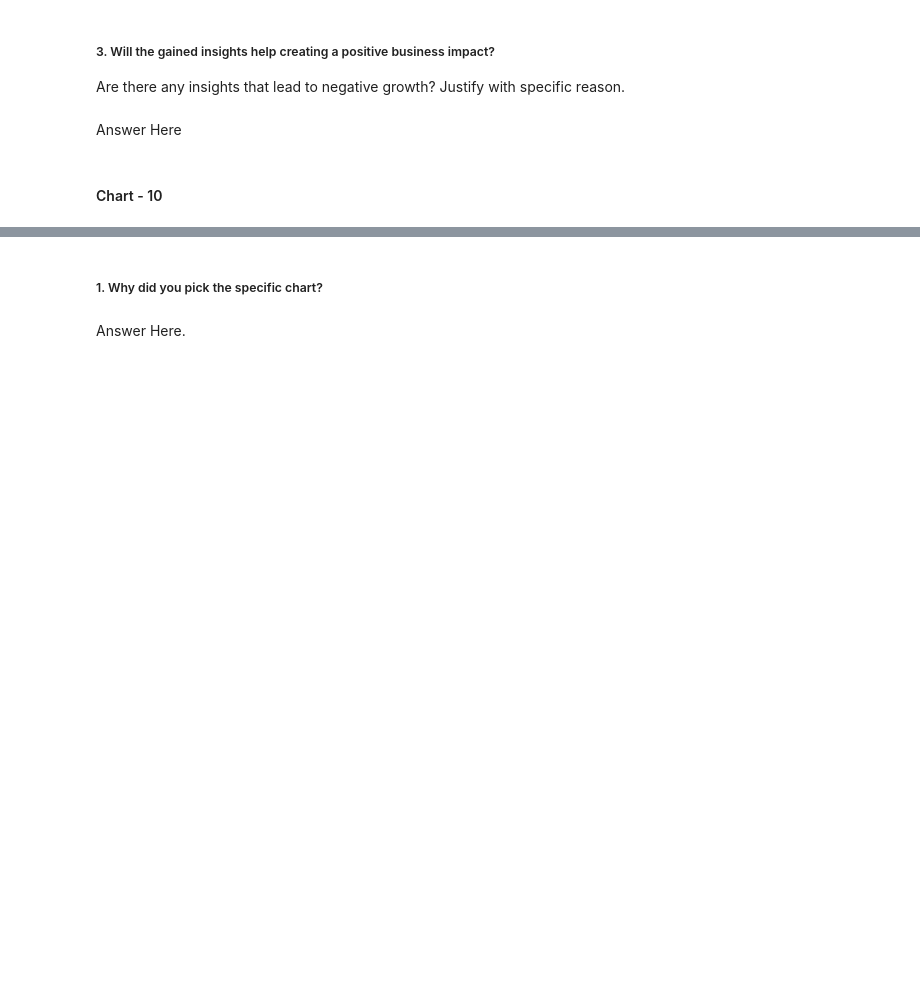
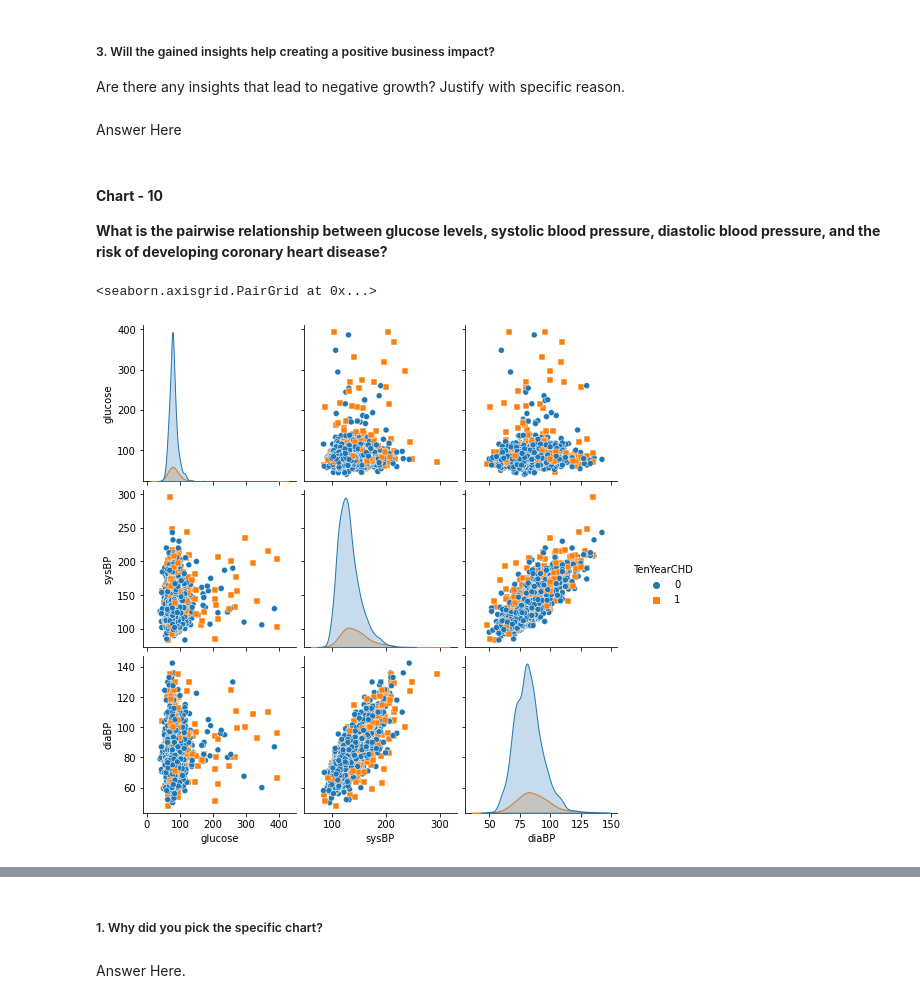
Before and after one commit to Shraddha6999/CARDIOVASCULAR-RISK-PREDICTION-, a Jupyter notebook: Cardiovascular_Risk_Prediction.ipynb, the cells around one changed output, grey strips where cells are left out. Saved outputs shown, nothing was run; the diff lists cells and outputs as text; code cells hidden in the pictures; blank space fills up the shorter version.

```diff
--- a/Cardiovascular_Risk_Prediction.ipynb
+++ b/Cardiovascular_Risk_Prediction.ipynb
@@ -679,5 +695,3 @@ Answer Here
 Are there any insights that lead to negative growth? Justify with specific reason.
 # %% [markdown]
 Answer Here
-# %% [markdown]
-#### Chart - 10
@@ -685,0 +698,13 @@ Answer Here
+# %% [markdown]
+#### **Chart - 10**
+**What is the pairwise relationship between glucose levels, systolic blood pressure, diastolic blood pressure, and the risk of developing coronary heart disease?**
+# %%
+# Chart - 10 visualization code
+# select the columns of interest
+cols = ['glucose', 'sysBP', 'diaBP', 'TenYearCHD']
+
+# create the scatter plot matrix
+sns.pairplot(df[cols], hue='TenYearCHD', markers=['o', 's'])
+# %% [output]
+<seaborn.axisgrid.PairGrid at 0x...>
+[figure, added]
```
Also changed, not shown: parts of 28 cells of this notebook.
